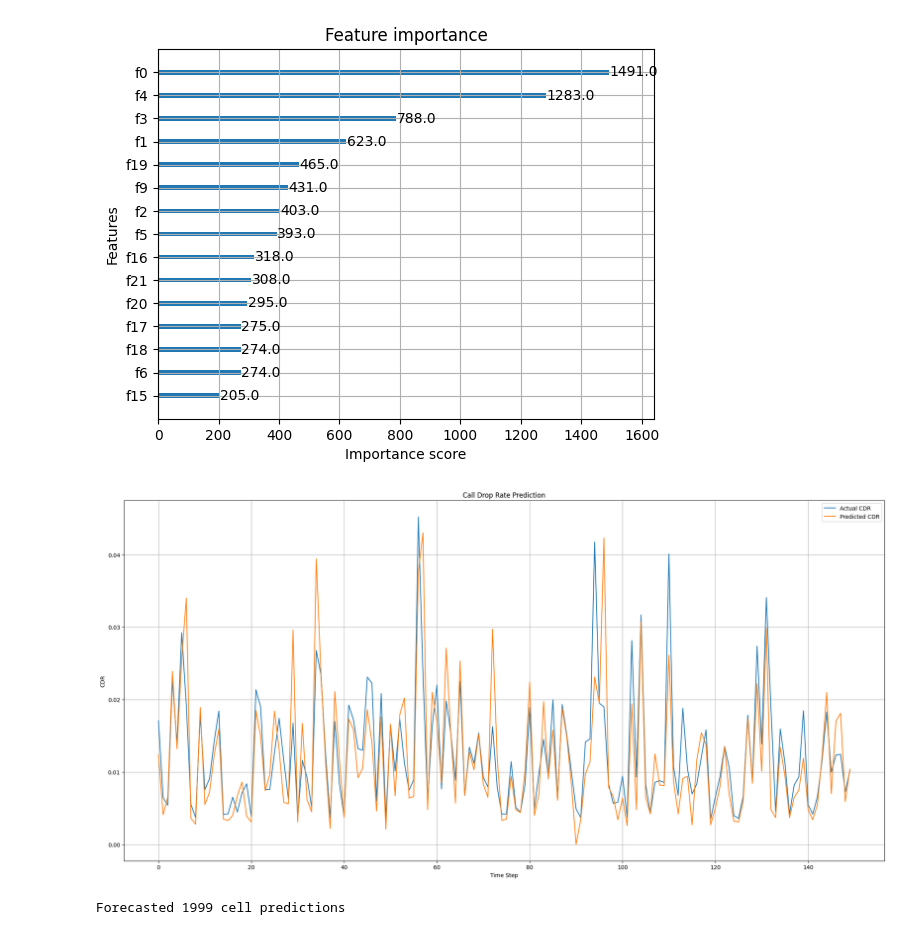
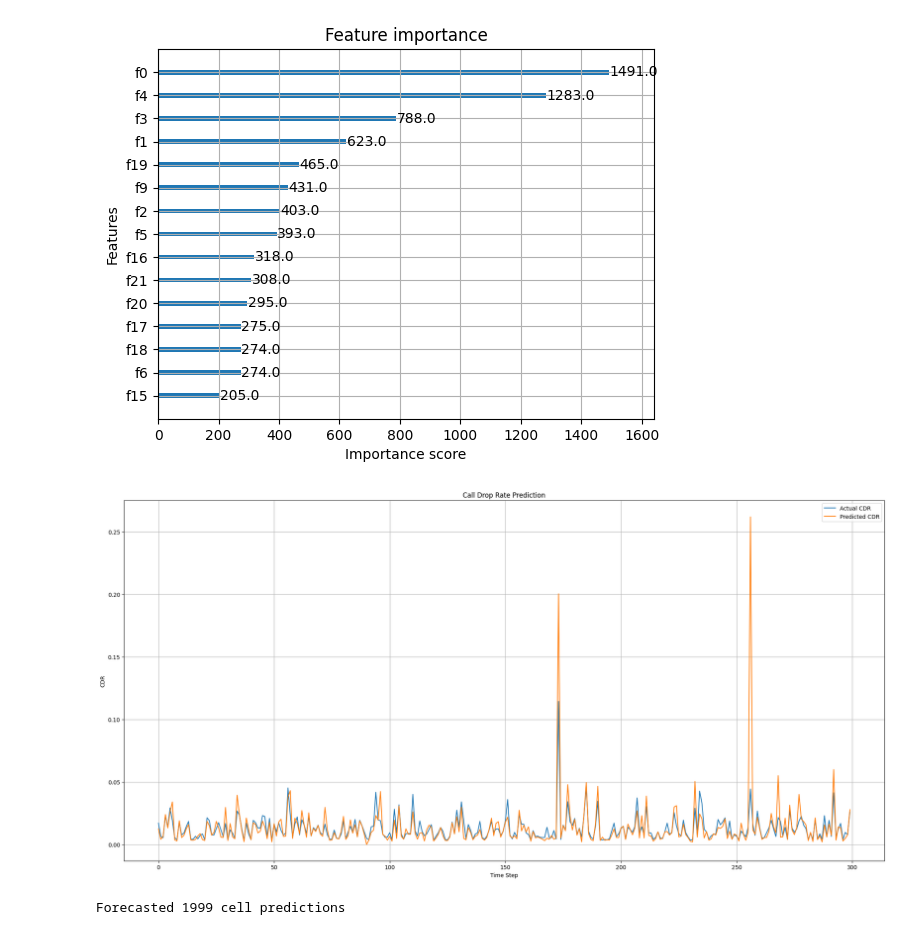
Before and after one commit to DhiaElhak-Ezzeddini/AI_For_Telecoms-summer_internship-, a Jupyter notebook: XGBoost.ipynb, the cells around one changed output. Saved outputs shown, nothing was run; the diff lists cells and outputs as text; code cells hidden in the pictures.

```diff
--- a/XGBoost.ipynb
+++ b/XGBoost.ipynb
@@ -173,17 +173,17 @@ RMSE: 0.0157, R²: 0.4220
 [figure]
 # %%
 plt.figure(figsize=(20, 10))
-plt.plot(y_pred_new[:150], label="Actual CDR")
-plt.plot(y_test[:150], label="Predicted CDR")
+plt.plot(y_pred_new[:300], label="Actual CDR")
+plt.plot(y_test[:300], label="Predicted CDR")
 plt.legend()
 plt.title("Call Drop Rate Prediction")
 plt.xlabel("Time Step")
 plt.ylabel("CDR")
 plt.grid(True)
 plt.tight_layout()
 plt.show()
 # %% [output]
-[figure, old version]
+[figure, new version]
 # %%
 forecast_results = []
 for site in site_names:
```
Also changed, not shown: parts of 2 cells of this notebook.
